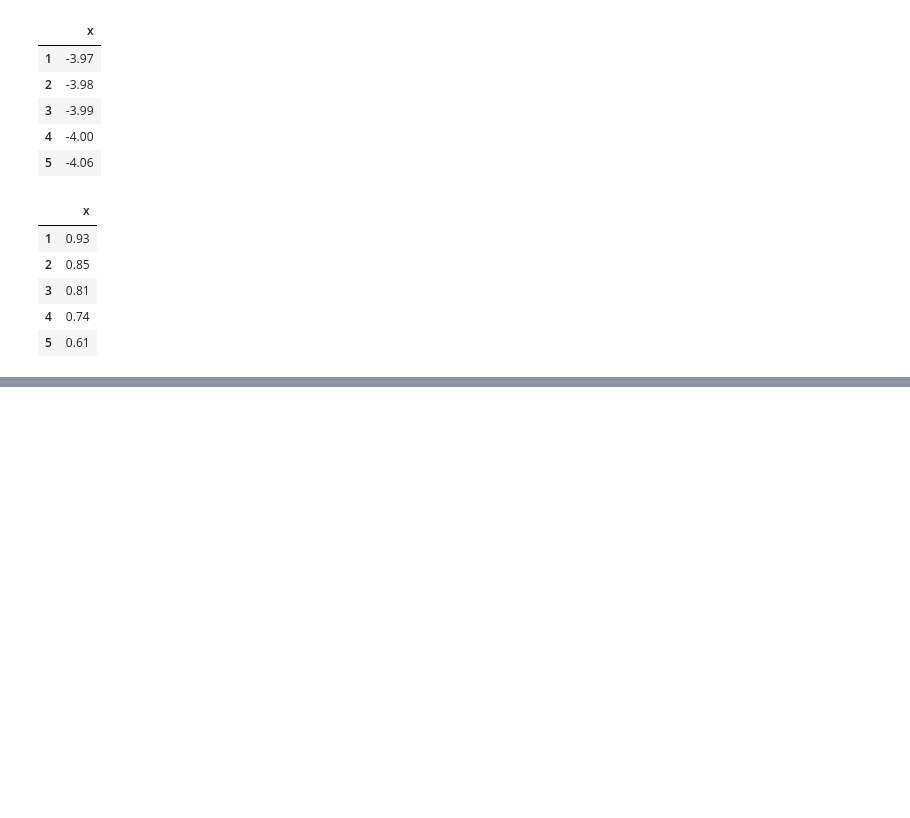
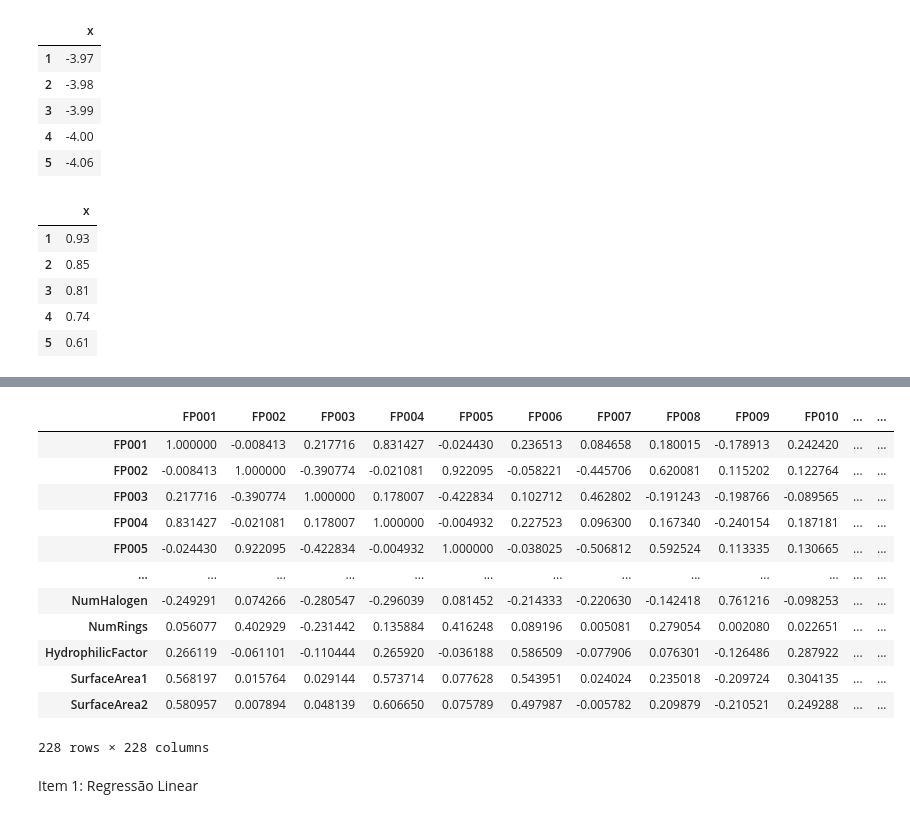
Before and after one commit to joppimenta/HW2-ICA, a Jupyter notebook: Untitled.ipynb, the cells around one changed output, grey strips where cells are left out. Drawn from its saved outputs; the diff is of its cells as text; code cells hidden in the pictures; blank space fills up the shorter version.

```diff
--- a/Untitled.ipynb
+++ b/Untitled.ipynb
@@ -48,0 +96,23 @@ solTestY.head()
+# %%
+correlationMatrix = solTrainX.corr()
+correlationMatrix
+# plt.figure(figsize=(10, 10))  # Adjust the figure size if needed
+# sns.heatmap(correlationMatrix, annot=True, cmap='coolwarm', linewidths=0.5)
+# plt.title('Correlation Heatmap')
+# plt.show()
+# %% [output]
+|  | FP001 | FP002 | FP003 | FP004 | FP005 | FP006 | FP007 | FP008 | FP009 | FP010 | ... | ... |
+| FP001 | 1.000000 | -0.008413 | 0.217716 | 0.831427 | -0.024430 | 0.236513 | 0.084658 | 0.180015 | -0.178913 | 0.242420 | ... | ... |
+| FP002 | -0.008413 | 1.000000 | -0.390774 | -0.021081 | 0.922095 | -0.058221 | -0.445706 | 0.620081 | 0.115202 | 0.122764 | ... | ... |
+| FP003 | 0.217716 | -0.390774 | 1.000000 | 0.178007 | -0.422834 | 0.102712 | 0.462802 | -0.191243 | -0.198766 | -0.089565 | ... | ... |
+| FP004 | 0.831427 | -0.021081 | 0.178007 | 1.000000 | -0.004932 | 0.227523 | 0.096300 | 0.167340 | -0.240154 | 0.187181 | ... | ... |
+| FP005 | -0.024430 | 0.922095 | -0.422834 | -0.004932 | 1.000000 | -0.038025 | -0.506812 | 0.592524 | 0.113335 | 0.130665 | ... | ... |
+| ... | ... | ... | ... | ... | ... | ... | ... | ... | ... | ... | ... | ... |
+| NumHalogen | -0.249291 | 0.074266 | -0.280547 | -0.296039 | 0.081452 | -0.214333 | -0.220630 | -0.142418 | 0.761216 | -0.098253 | ... | ... |
+| NumRings | 0.056077 | 0.402929 | -0.231442 | 0.135884 | 0.416248 | 0.089196 | 0.005081 | 0.279054 | 0.002080 | 0.022651 | ... | ... |
+| HydrophilicFactor | 0.266119 | -0.061101 | -0.110444 | 0.265920 | -0.036188 | 0.586509 | -0.077906 | 0.076301 | -0.126486 | 0.287922 | ... | ... |
+| SurfaceArea1 | 0.568197 | 0.015764 | 0.029144 | 0.573714 | 0.077628 | 0.543951 | 0.024024 | 0.235018 | -0.209724 | 0.304135 | ... | ... |
+| SurfaceArea2 | 0.580957 | 0.007894 | 0.048139 | 0.606650 | 0.075789 | 0.497987 | -0.005782 | 0.209879 | -0.210521 | 0.249288 | ... | ... |
+228 rows × 228 columns
+# %% [markdown]
+Item 1: Regressão Linear
```
Also changed, not shown: parts of 10 cells of this notebook, 8 other files.
